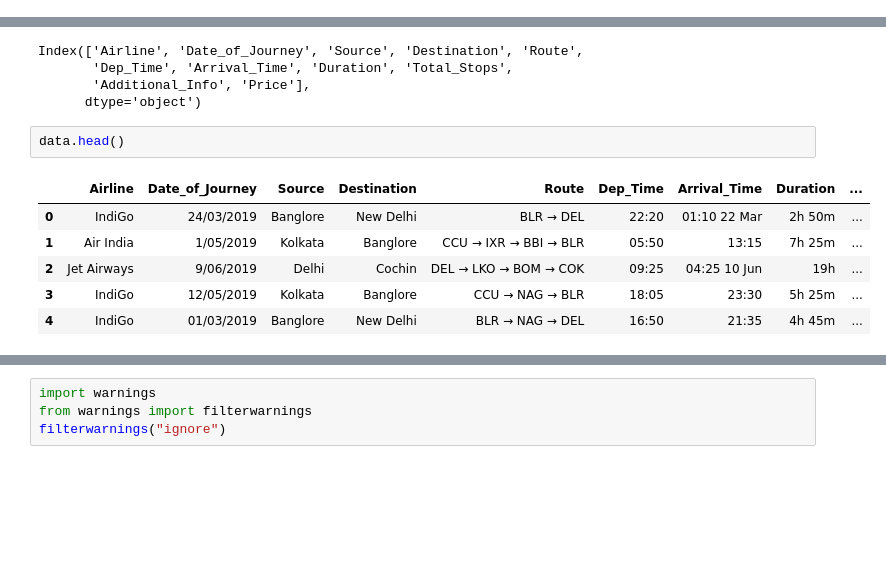
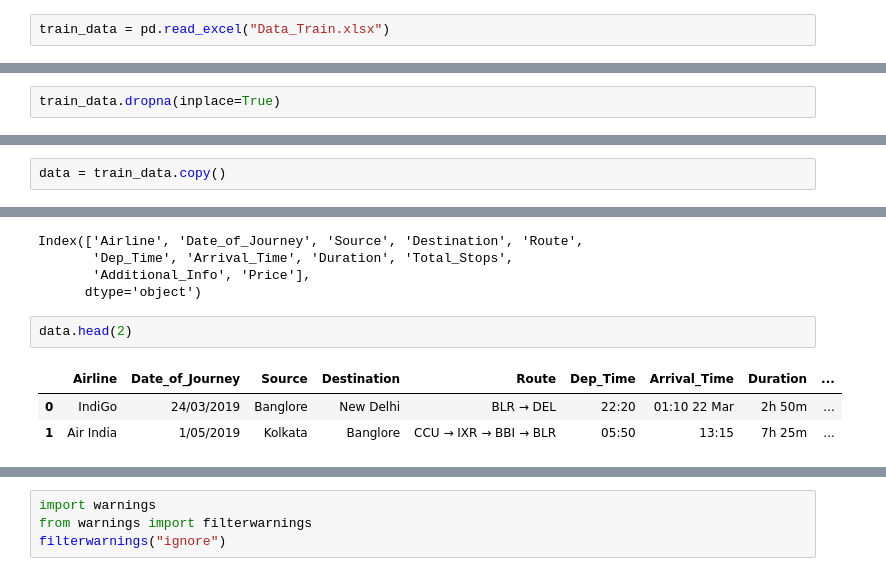
Before and after one commit to aryan090/Predicting_AirlineTicket_Fare_Data_Analysis, a Jupyter notebook: AirlineFarePrediction.ipynb, the cells around one changed output, grey strips where cells are left out. Saved outputs shown, nothing was run; the diff lists cells and outputs as text; blank space fills up the shorter version.

```diff
--- a/AirlineFarePrediction.ipynb
+++ b/AirlineFarePrediction.ipynb
@@ -180,0 +36,2 @@ data = data_train.copy()
+# %%
+train_data = pd.read_excel("Data_Train.xlsx")
@@ -180,0 +122,2 @@ data = data_train.copy()
+# %%
+train_data.dropna(inplace=True)
@@ -181,3 +179,5 @@ data = data_train.copy()
+# %%
+data = train_data.copy()
 # %%
 data.columns
 # %% [output]
@@ -186,11 +186,8 @@ Index(['Airline', 'Date_of_Journey', 'Source', 'Destination', 'Route',
        'Additional_Info', 'Price'],
       dtype='object')
 # %%
-data.head()
+data.head(2)
 # %% [output]
 |  | Airline | Date_of_Journey | Source | Destination | Route | Dep_Time | Arrival_Time | Duration | ... |
 | 0 | IndiGo | 24/03/2019 | Banglore | New Delhi | BLR → DEL | 22:20 | 01:10 22 Mar | 2h 50m | ... |
 | 1 | Air India | 1/05/2019 | Kolkata | Banglore | CCU → IXR → BBI → BLR | 05:50 | 13:15 | 7h 25m | ... |
-| 2 | Jet Airways | 9/06/2019 | Delhi | Cochin | DEL → LKO → BOM → COK | 09:25 | 04:25 10 Jun | 19h | ... |
-| 3 | IndiGo | 12/05/2019 | Kolkata | Banglore | CCU → NAG → BLR | 18:05 | 23:30 | 5h 25m | ... |
-| 4 | IndiGo | 01/03/2019 | Banglore | New Delhi | BLR → NAG → DEL | 16:50 | 21:35 | 4h 45m | ... |
```
Also changed, not shown: parts of 235 cells of this notebook.
